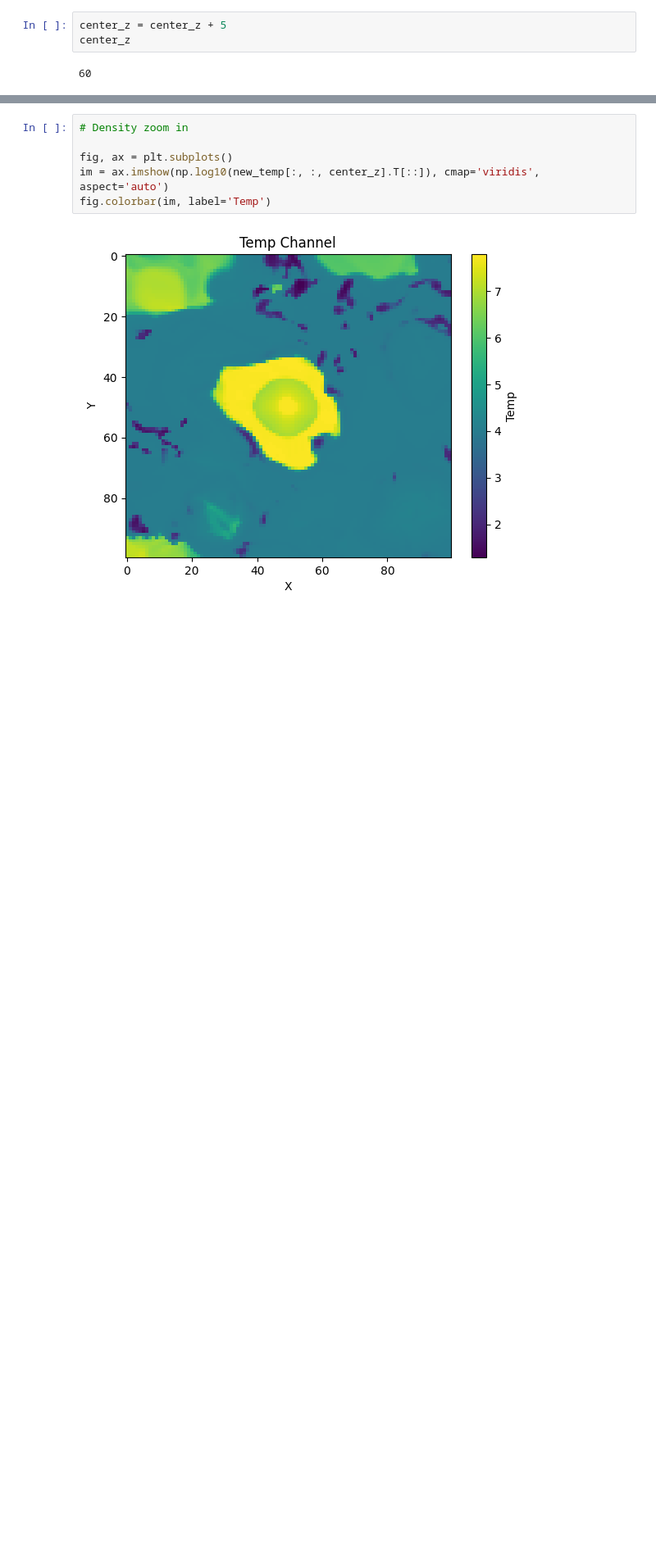
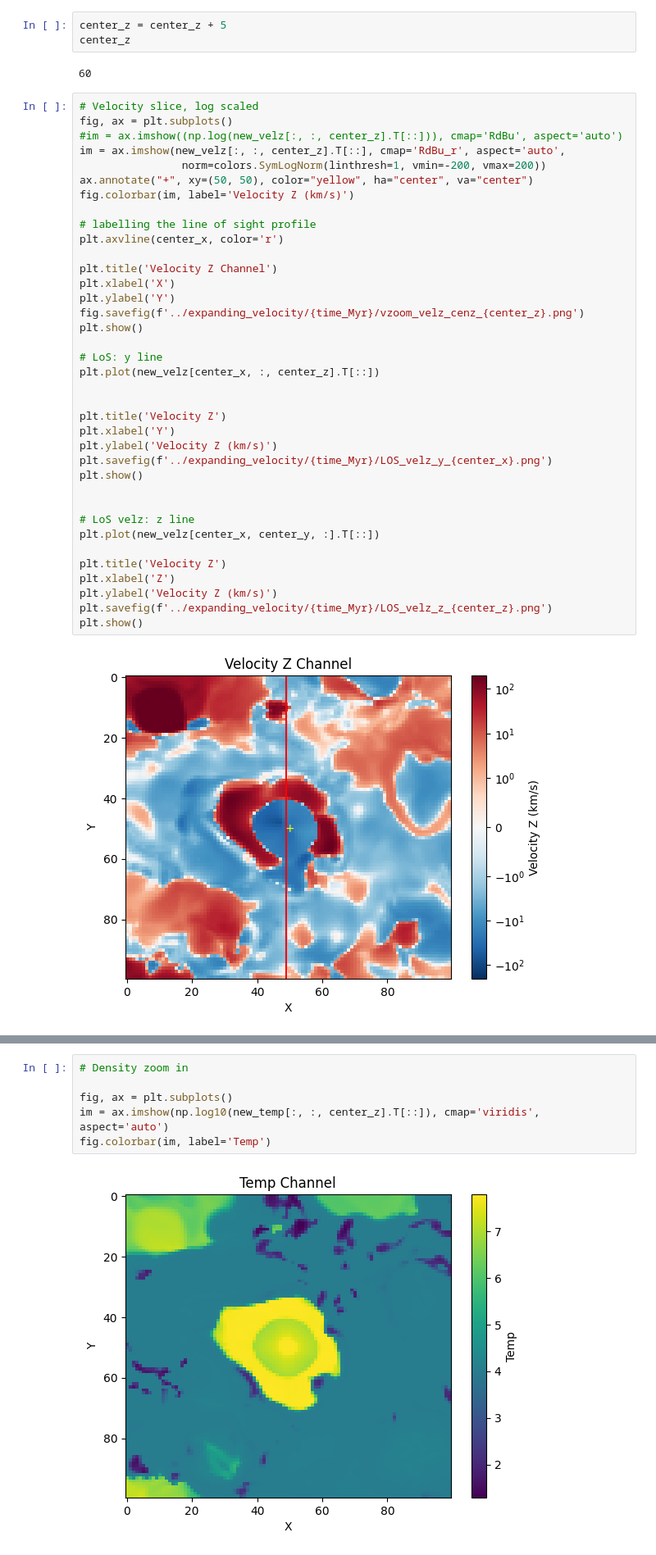
Before and after one commit to Joycelyn-Chen/AstroSegTrack, a Jupyter notebook: analysis/SB230/mass_flux.ipynb, the cells around one changed output, grey strips where cells are left out. Shown: that part at 82% size. Drawn from its saved outputs; the diff is of its cells as text; blank space fills up the shorter version.

```diff
--- a/analysis/SB230/mass_flux.ipynb
+++ b/analysis/SB230/mass_flux.ipynb
@@ -145,3 +144,42 @@ center_z = center_z + 5
 center_z
 # %% [output]
 60
+# %%
+# Velocity slice, log scaled
+fig, ax = plt.subplots()
+#im = ax.imshow((np.log(new_velz[:, :, center_z].T[::])), cmap='RdBu', aspect='auto')
+im = ax.imshow(new_velz[:, :, center_z].T[::], cmap='RdBu_r', aspect='auto',
+                norm=colors.SymLogNorm(linthresh=1, vmin=-200, vmax=200))
+ax.annotate("+", xy=(50, 50), color="yellow", ha="center", va="center")
+fig.colorbar(im, label='Velocity Z (km/s)')
+
+# labelling the line of sight profile
+plt.axvline(center_x, color='r')
+
+plt.title('Velocity Z Channel')
+plt.xlabel('X')
+plt.ylabel('Y')
+fig.savefig(f'../expanding_velocity/{time_Myr}/vzoom_velz_cenz_{center_z}.png')
+plt.show()
+
+# LoS: y line
+plt.plot(new_velz[center_x, :, center_z].T[::])
+
+
+plt.title('Velocity Z')
+plt.xlabel('Y')
+plt.ylabel('Velocity Z (km/s)')
+plt.savefig(f'../expanding_velocity/{time_Myr}/LOS_velz_y_{center_x}.png')
+plt.show()
+
+
+# LoS velz: z line
+plt.plot(new_velz[center_x, center_y, :].T[::])
+
+plt.title('Velocity Z')
+plt.xlabel('Z')
+plt.ylabel('Velocity Z (km/s)')
+plt.savefig(f'../expanding_velocity/{time_Myr}/LOS_velz_z_{center_z}.png')
+plt.show()
+# %% [output]
+[figure, added]
```
Also changed, not shown: parts of 15 cells of this notebook.
